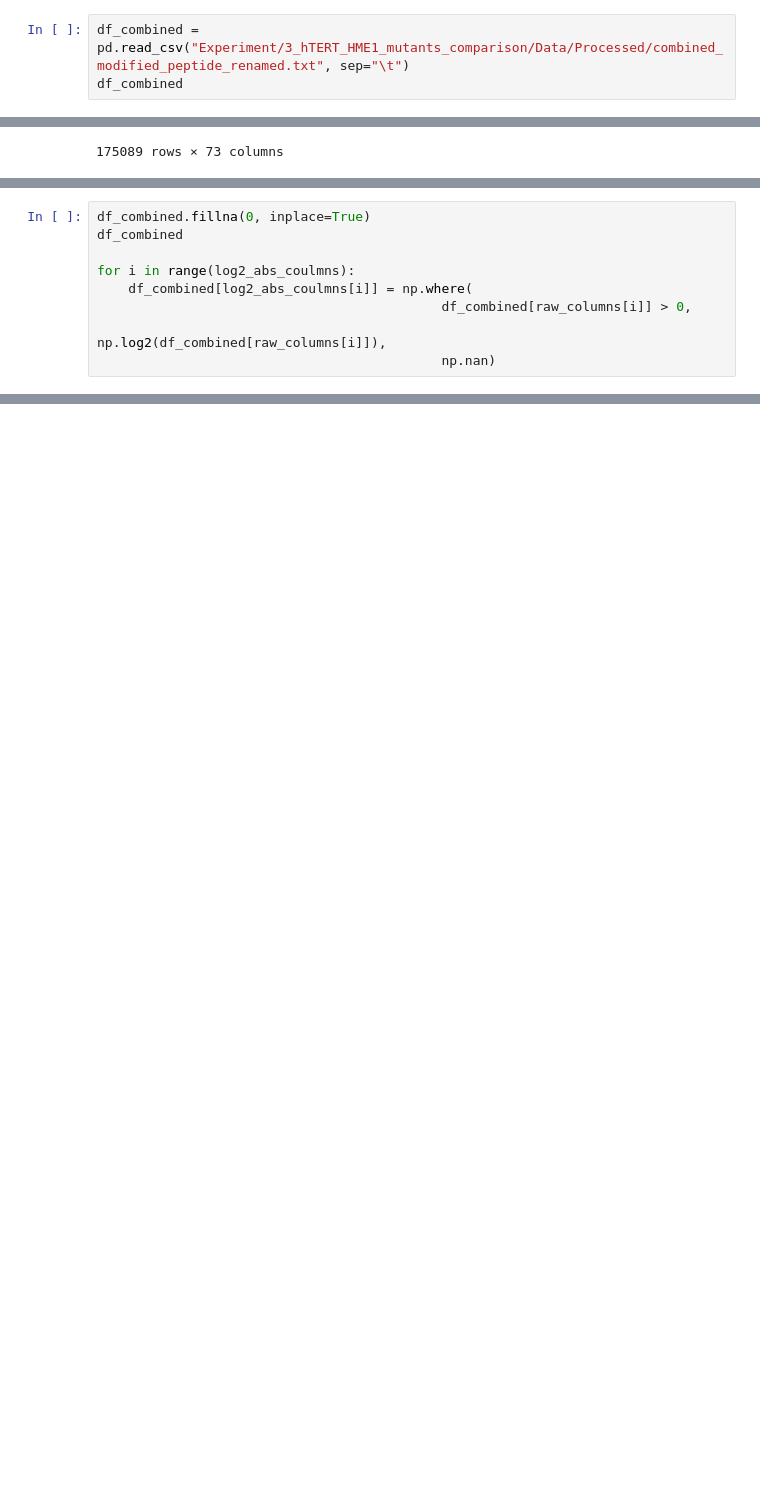
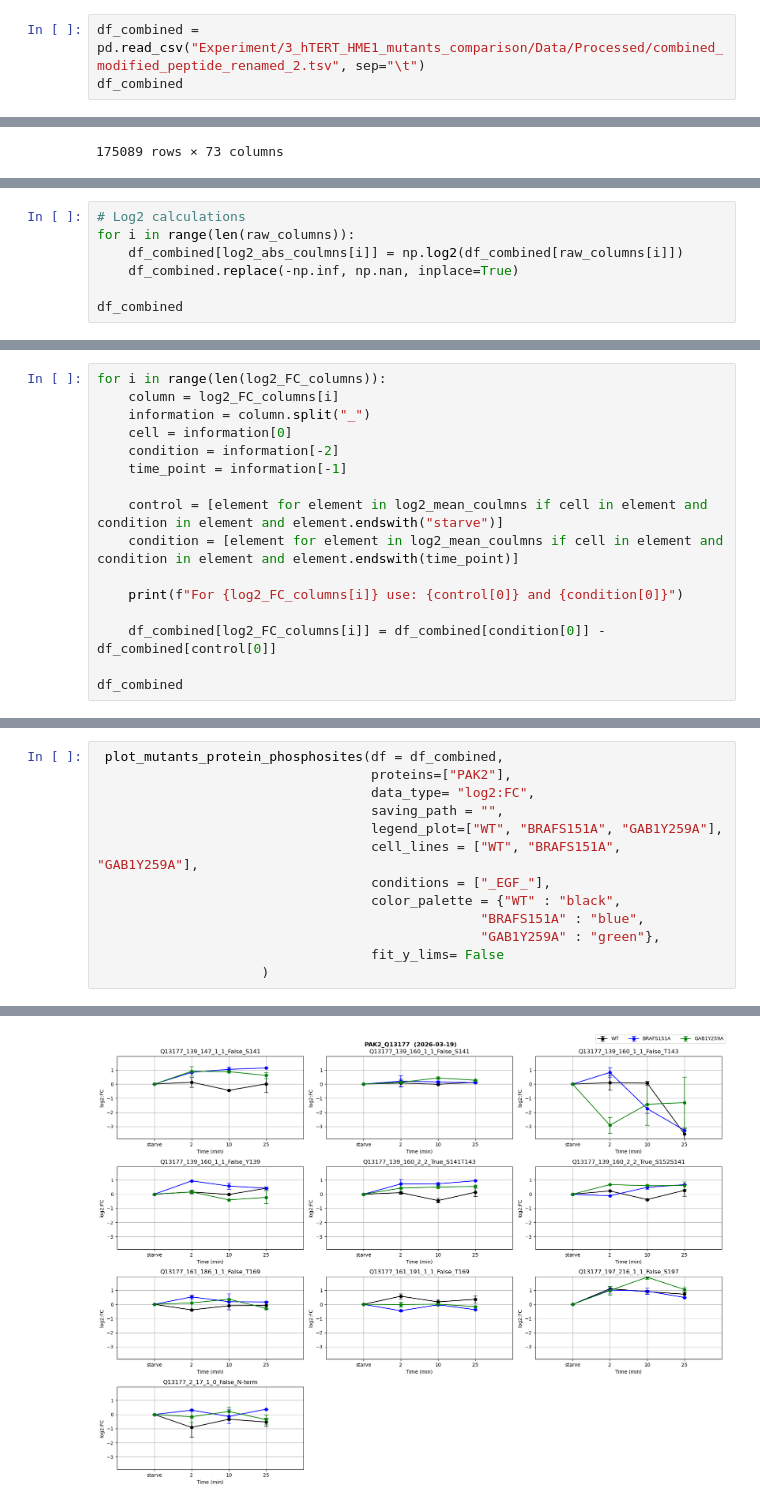
Before and after one commit to IgnacioNavas/TMT_Data_analysis, a Jupyter notebook: Mutant_experiment_pre_analysis.ipynb, the cells around one changed output, grey strips where cells are left out. Cells and saved outputs as stored; diff of their text form; blank space fills up the shorter version.

Commit message:
Mutants_analysis

```diff
--- a/Mutant_experiment_pre_analysis.ipynb
+++ b/Mutant_experiment_pre_analysis.ipynb
@@ -4,7 +5,7 @@ from jupyter_core.migrate import regex
 
 from utils import *
 # %%
-df_combined = pd.read_csv("Experiment/3_hTERT_HME1_mutants_comparison/Data/Processed/combined_modified_peptide_renamed.txt", sep="\t")
+df_combined = pd.read_csv("Experiment/3_hTERT_HME1_mutants_comparison/Data/Processed/combined_modified_peptide_renamed_2.tsv", sep="\t")
 df_combined
 # %% [output]
 |  | protein_Id | protein_name | description | Peptide_Sequence | Modified_Sequence | site_start | site_end | ... |
@@ -91,10 +182,8 @@ print(log2_FC_columns)
 # %%
-df_combined.fillna(0, inplace=True)
+# Log2 calculations
+for i in range(len(raw_columns)):
+    df_combined[log2_abs_coulmns[i]] = np.log2(df_combined[raw_columns[i]])
+    df_combined.replace(-np.inf, np.nan, inplace=True)
+
 df_combined
-
-for i in range(log2_abs_coulmns):
-    df_combined[log2_abs_coulmns[i]] = np.where(
-                                            df_combined[raw_columns[i]] > 0,
-                                            np.log2(df_combined[raw_columns[i]]),
-                                            np.nan)
 # %% [output]
@@ -150,0 +274,16 @@ KeyError: 'WT_log2_abs_EGF_starve_r1'
+# %%
+for i in range(len(log2_FC_columns)):
+    column = log2_FC_columns[i]
+    information = column.split("_")
+    cell = information[0]
+    condition = information[-2]
+    time_point = information[-1]
+
+    control = [element for element in log2_mean_coulmns if cell in element and condition in element and element.endswith("starve")]
+    condition = [element for element in log2_mean_coulmns if cell in element and condition in element and element.endswith(time_point)]
+
+    print(f"For {log2_FC_columns[i]} use: {control[0]} and {condition[0]}")
+
+    df_combined[log2_FC_columns[i]] = df_combined[condition[0]] - df_combined[control[0]]
+
+df_combined
@@ -150,0 +568,14 @@ KeyError: 'WT_log2_abs_EGF_starve_r1'
+# %%
+ plot_mutants_protein_phosphosites(df = df_combined,
+                                   proteins=["PAK2"],
+                                   data_type= "log2:FC",
+                                   saving_path = "",
+                                   legend_plot=["WT", "BRAFS151A", "GAB1Y259A"],
+                                   cell_lines = ["WT", "BRAFS151A", "GAB1Y259A"],
+                                   conditions = ["_EGF_"],
+                                   color_palette = {"WT" : "black",
+                                                 "BRAFS151A" : "blue",
+                                                 "GAB1Y259A" : "green"},
+                                   fit_y_lims= False
+                     )
+# %% [output]
@@ -150,0 +584 @@ KeyError: 'WT_log2_abs_EGF_starve_r1'
+[figure, added]
```
Also changed, not shown: parts of 30 cells of this notebook, 6 other files.
